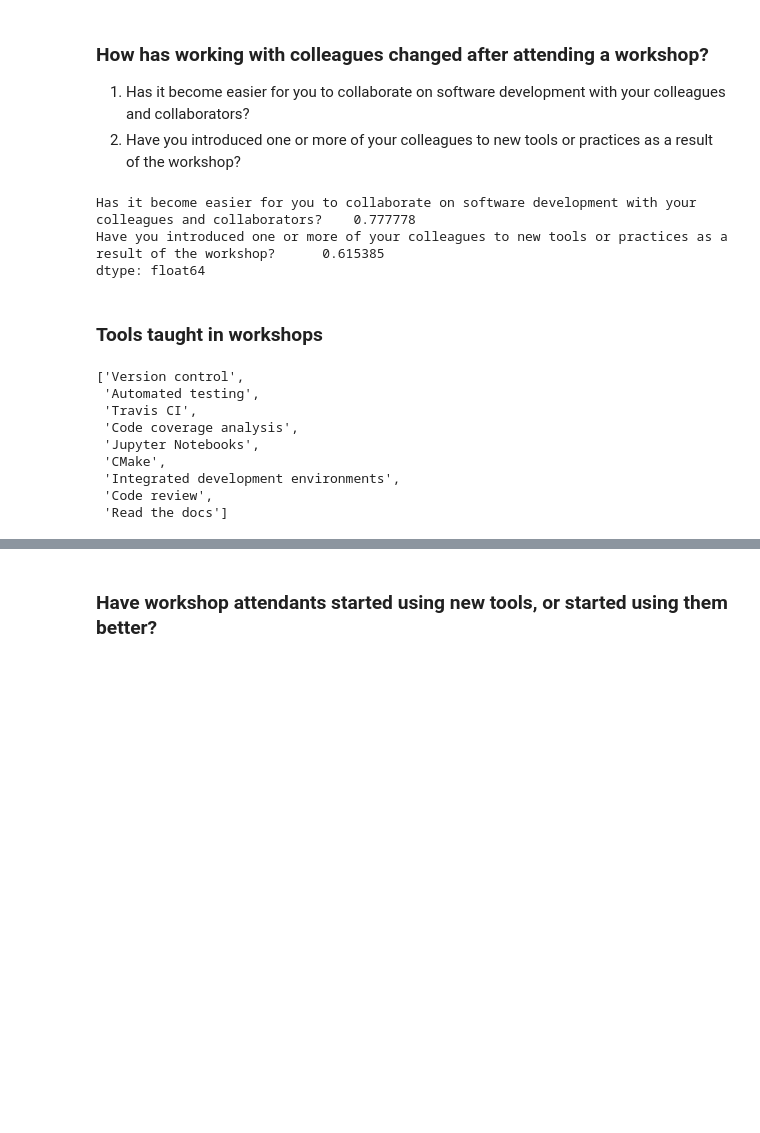
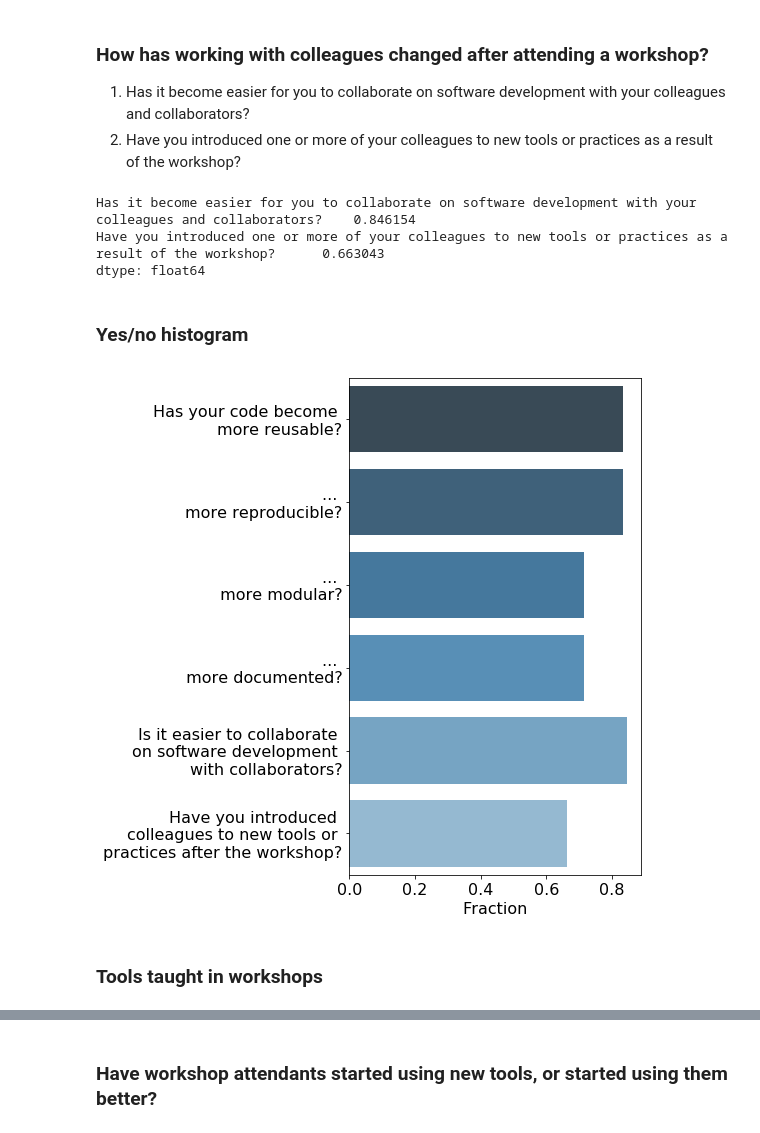
Before and after one commit to coderefinery/post-workshop-survey, a Jupyter notebook: survey_analysis.ipynb, the cells around one changed output, grey strips where cells are left out. Drawn from its saved outputs; the diff is of its cells as text; code cells hidden in the pictures; blank space fills up the shorter version.

Commit message:
clean up analysis

```diff
--- a/survey_analysis.ipynb
+++ b/survey_analysis.ipynb
@@ -44,5 +53,6 @@ Has your code become more
 3. Modular?
 4. Documented?
 # %%
-df[["Reusable","Reproducible", "Modular", "Documented"]].mean()
+code_change = df_all[["Reusable","Reproducible", "Modular", "Documented"]].mean()
+code_change
 # %% [output]
@@ -56,29 +66,45 @@ dtype: float64
 1. Has it become easier for you to collaborate on software development with your colleagues and collaborators?
 2. Have you introduced one or more of your colleagues to new tools or practices as a result of the workshop?
 # %%
-col1 = [col for col in df.columns if 'Has it' in col]
-col2 = [col for col in df.columns if 'Have you' in col]
+col1 = [col for col in df_all.columns if 'Has it' in col]
+col2 = [col for col in df_all.columns if 'Have you' in col]
 
-df[[col1[0],col2[0]]].mean()
+colleagues = df_all[[col1[0],col2[0]]].mean()
+colleagues
 # %% [output]
-Has it become easier for you to collaborate on software development with your colleagues and collaborators?    0.777778
-Have you introduced one or more of your colleagues to new tools or practices as a result of the workshop?      0.615385
+Has it become easier for you to collaborate on software development with your colleagues and collaborators?    0.846154
+Have you introduced one or more of your colleagues to new tools or practices as a result of the workshop?      0.663043
 dtype: float64
+# %% [markdown]
+### Yes/no histogram
+# %%
+data = pd.concat([code_change,colleagues])
+#data.index
+# %%
+df_yesno = data.to_frame()
+df_yesno = df_yesno.reset_index()
+df_yesno.columns=["question","percentage"]
+df_yesno["question"] = [u'Has your code become \nmore reusable?', u'... \nmore reproducible?', u'... \n more modular?', u'... \n more documented?',
+       u'Is it easier to collaborate \non software development \nwith collaborators?',
+       u'Have you introduced \ncolleagues to new tools or \npractices after the workshop?']
+#df_yesno
+# %%
+font = {'family' : 'normal',
+        'weight' : 'normal',
+        'size'   : 16}
+plt.rc('font', **font)
+f, ax = plt.subplots(figsize=(8, 8))
+g = sns.barplot(y="question", x="percentage",data=df_yesno, palette="Blues_d")
+
+ax.set(ylabel="",xlabel="Fraction")
+plt.tight_layout()
+plt.savefig("yes_no_questions.png")
+# %% [output]
+[figure, added]
 # %% [markdown]
 ### Tools taught in workshops
 # %%
-first_index = df.columns.get_loc("Version control")
-last_index = df.columns.get_loc("Read the docs")
-tmp = df.columns[first_index:last_index+1].tolist()
-lessons = [x.encode('utf-8') for x in tmp]
-lessons
+first_index = df_all.columns.get_loc("Version control")
+last_index = df_all.columns.get_loc("Read the Docs or GitHub/GitLab/BitBucket Pages")
+lessons = df_all.columns[first_index:last_index+1].tolist()
+#lessons
-# %% [output]
-['Version control',
- 'Automated testing',
- 'Travis CI',
- 'Code coverage analysis',
- 'Jupyter Notebooks',
- 'CMake',
- 'Integrated development environments',
- 'Code review',
- 'Read the docs']
```
Also changed, not shown: parts of 28 cells of this notebook.
